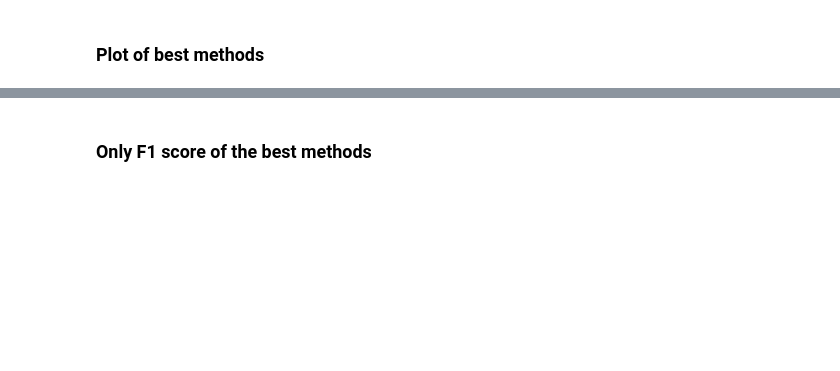
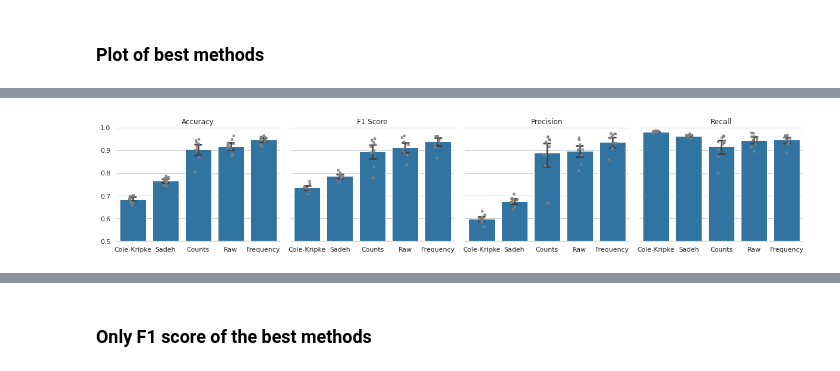
Before and after one commit to Trybnetic/tu7-acceleration-sleep-wake-classification, a Jupyter notebook: source/experiments/05_results.ipynb, the cells around one changed output, grey strips where cells are left out. Saved outputs shown, nothing was run; the diff lists cells and outputs as text; code cells hidden in the pictures; blank space fills up the shorter version.

```diff
--- a/source/experiments/05_results.ipynb
+++ b/source/experiments/05_results.ipynb
@@ -388,0 +389,24 @@ plt.tight_layout()
+# %%
+results = pd.concat([best_baseline, best_count_lstm, best_raw_lstm, best_freq_lstm])
+results = pd.melt(results, id_vars=['Input'],
+                  value_vars=['Accuracy', 'F1 Score', 'Precision', 'Recall'],
+                  var_name='Metric', value_name='Score')
+
+blue, orange = sns.color_palette("tab10")[:2]
+
+# Plot results
+g = sns.catplot(x="Input", y="Score", col="Metric", data=results, height=3.5, aspect=1.2, color="grey", dodge=True, marker="X")
+g = g.map_dataframe(sns.barplot, x="Input", y="Score", data=results, color=blue, capsize=.2)
+
+#g = sns.catplot(x="Input", y="Score", col="Metric", kind="box", data=results, height=3.5, aspect=1.2, color=blue)
+
+
+g.despine(left=True)
+g.set(ylim=(.5,1))
+for col_key, ax in g.axes_dict.items():
+    ax.set_title(f"{col_key}")
+    ax.set_xlabel("")
+
+plt.tight_layout()
+# %% [output]
+[figure, added]
```
Also changed, not shown: parts of 4 cells of this notebook, 2 other files.
